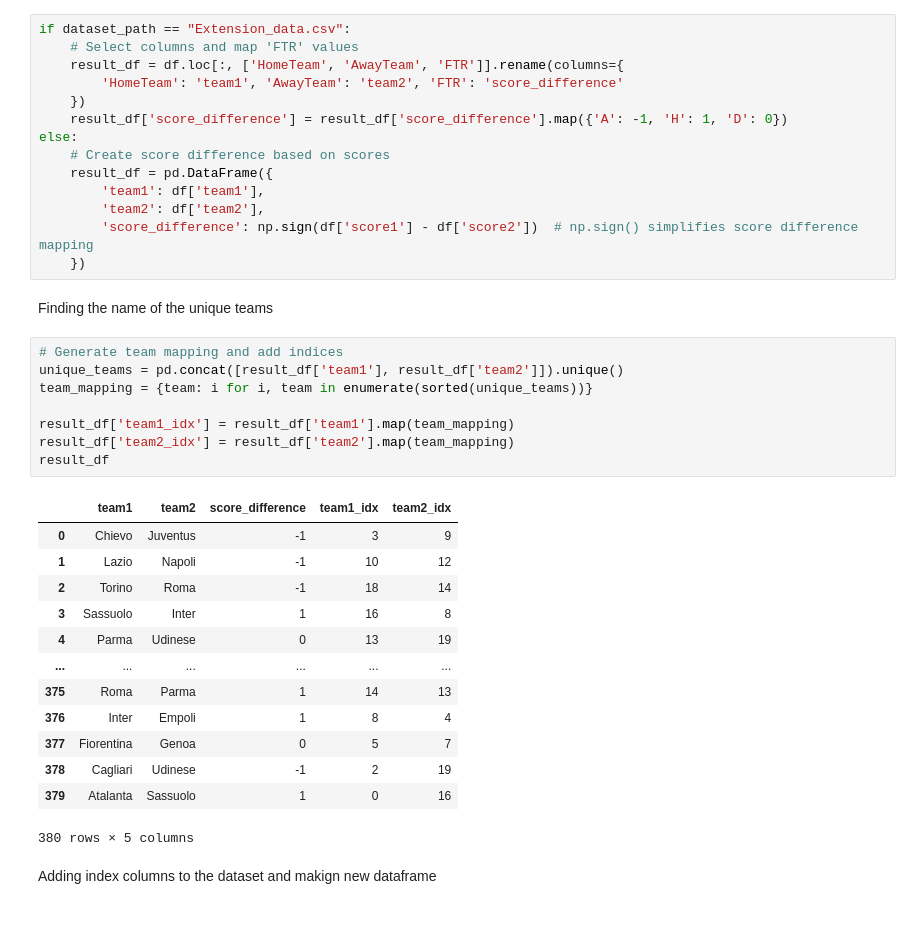
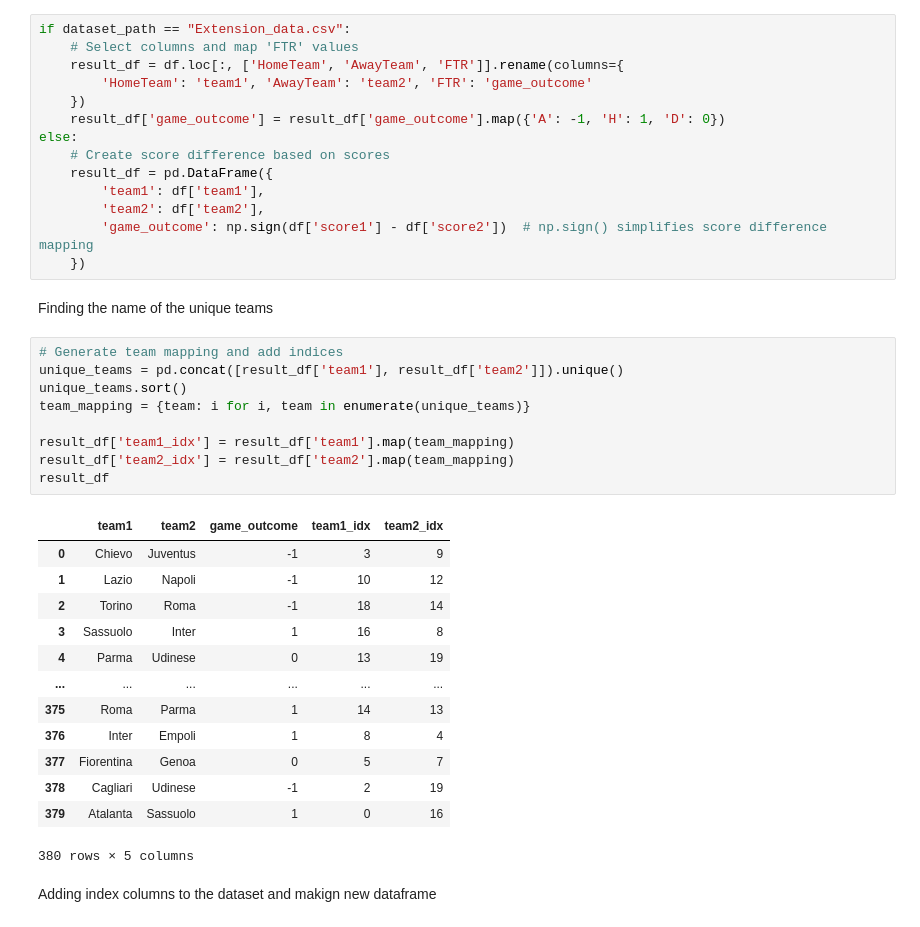
Before and after one commit to moniba-ravan/ranking-system, a Jupyter notebook: runme.ipynb, the cells around one changed output. Drawn from its saved outputs; the diff is of its cells as text.

Commit message:
updating graph + sorting the unique team array.

```diff
--- a/runme.ipynb
+++ b/runme.ipynb
@@ -366,28 +366,29 @@ df = pd.read_csv(dataset_path)
 if dataset_path == "Extension_data.csv":
     # Select columns and map 'FTR' values
     result_df = df.loc[:, ['HomeTeam', 'AwayTeam', 'FTR']].rename(columns={
-        'HomeTeam': 'team1', 'AwayTeam': 'team2', 'FTR': 'score_difference'
+        'HomeTeam': 'team1', 'AwayTeam': 'team2', 'FTR': 'game_outcome'
     })
-    result_df['score_difference'] = result_df['score_difference'].map({'A': -1, 'H': 1, 'D': 0})
+    result_df['game_outcome'] = result_df['game_outcome'].map({'A': -1, 'H': 1, 'D': 0})
 else:
     # Create score difference based on scores
     result_df = pd.DataFrame({
         'team1': df['team1'],
         'team2': df['team2'],
-        'score_difference': np.sign(df['score1'] - df['score2'])  # np.sign() simplifies score difference mapping
+        'game_outcome': np.sign(df['score1'] - df['score2'])  # np.sign() simplifies score difference mapping
     })
 # %% [markdown]
 Finding the name of the unique teams
 # %%
 # Generate team mapping and add indices
 unique_teams = pd.concat([result_df['team1'], result_df['team2']]).unique()
-team_mapping = {team: i for i, team in enumerate(sorted(unique_teams))}
+unique_teams.sort()
+team_mapping = {team: i for i, team in enumerate(unique_teams)}
 
 result_df['team1_idx'] = result_df['team1'].map(team_mapping)
 result_df['team2_idx'] = result_df['team2'].map(team_mapping)
 result_df
 # %% [output]
-|  | team1 | team2 | score_difference | team1_idx | team2_idx |
+|  | team1 | team2 | game_outcome | team1_idx | team2_idx |
 | 0 | Chievo | Juventus | -1 | 3 | 9 |
 | 1 | Lazio | Napoli | -1 | 10 | 12 |
 | 2 | Torino | Roma | -1 | 18 | 14 |
```
Also changed, not shown: parts of 16 cells of this notebook, 2 other files.
